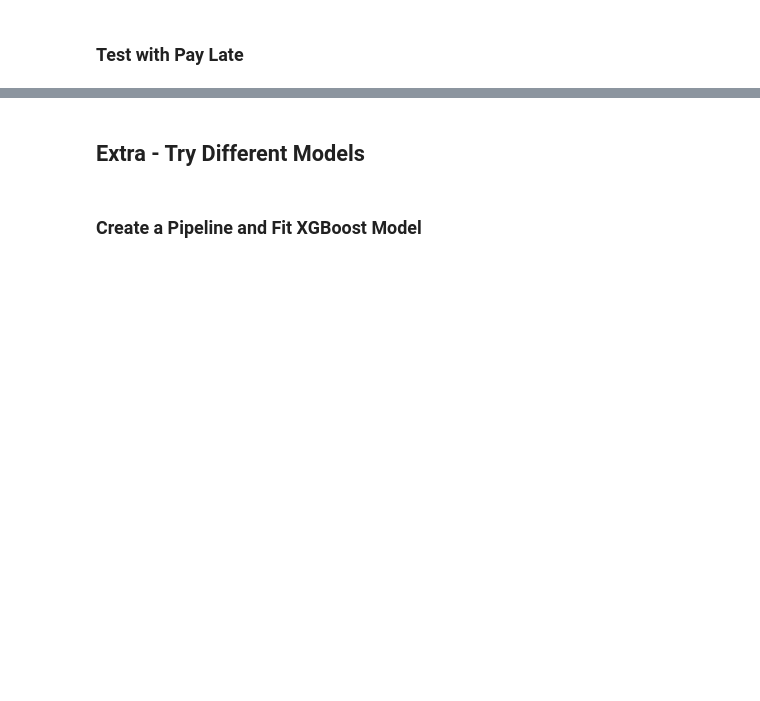
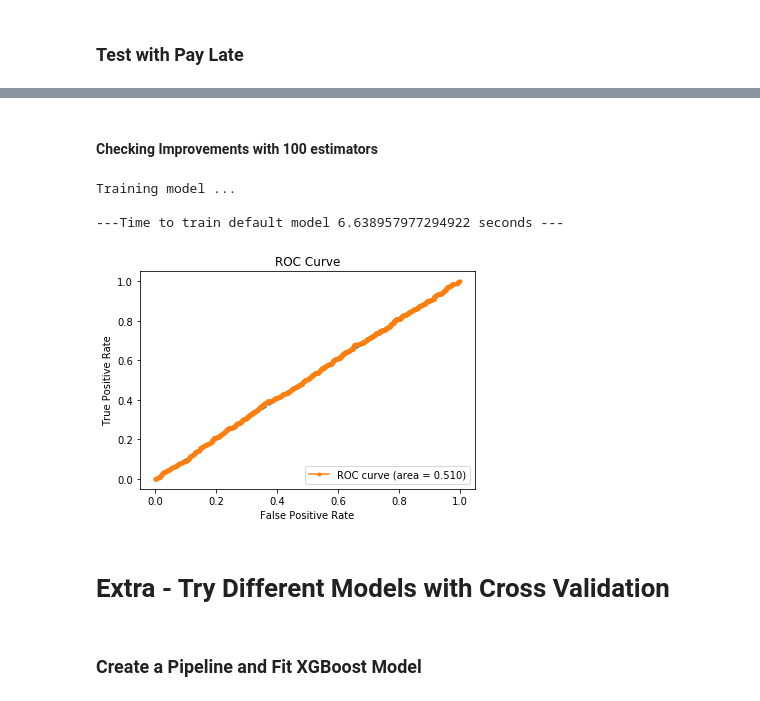
Before and after one commit to naja3111/credit_risk_app, a Jupyter notebook: credit_risk_model_build_step_by_step.ipynb, the cells around one changed output, grey strips where cells are left out. Saved outputs shown, nothing was run; the diff lists cells and outputs as text; code cells hidden in the pictures; blank space fills up the shorter version.

```diff
--- a/credit_risk_model_build_step_by_step.ipynb
+++ b/credit_risk_model_build_step_by_step.ipynb
@@ -288,0 +321,2 @@ Predicting class probabilities for a likely late payer:
+# %% [markdown]
+#### Checking Improvements with 100 estimators
@@ -289,5 +326,37 @@ Predicting class probabilities for a likely late payer:
+# %%
+## Randomly trying hyper paramter 100 n_estimators
+model = make_pipeline(preprocess, RandomForestClassifier( n_estimators = 100,max_depth = 4, random_state=42))
+
+start_time = time.time()
+print("\nTraining model ...")
+model.fit(X_train, y_train)
+print("\n---Time to train default model %s seconds ---" % (time.time() - start_time))
+
+prob = model.predict_proba(X_test)
+pos_probs = prob[:,0]
+
+# calculate roc curve
+fpr, tpr, thresholds = roc_curve(y_test, pos_probs)
+# plot
+pyplot.plot([0, 1], [0, 1], linestyle='--')
+# plot the roc curve for the model
+pyplot.plot(fpr, tpr, marker='.', label = 'ROC curve (area = %0.3f)' % auc)
+# plot x, y axis labels
+pyplot.xlabel("False Positive Rate")
+pyplot.ylabel("True Positive Rate")
+pyplot.legend(loc = 'lower right')
+pyplot.title("ROC Curve")
+
+# pyplot.savefig("new_model_mle_challenge/img/roc_curve_imp.jpg")
+# show the plot
+pyplot.show()
+# %% [output]
+Training model ...
+
+---Time to train default model 6.638957977294922 seconds ---
+[figure, added]
 # %% [markdown]
-## Extra - Try Different Models
+# Extra - Try Different Models with Cross Validation
 # %% [markdown]
 ### Create a Pipeline and Fit XGBoost Model
 # %%
```
Also changed, not shown: parts of 20 cells of this notebook, 2 other files.
